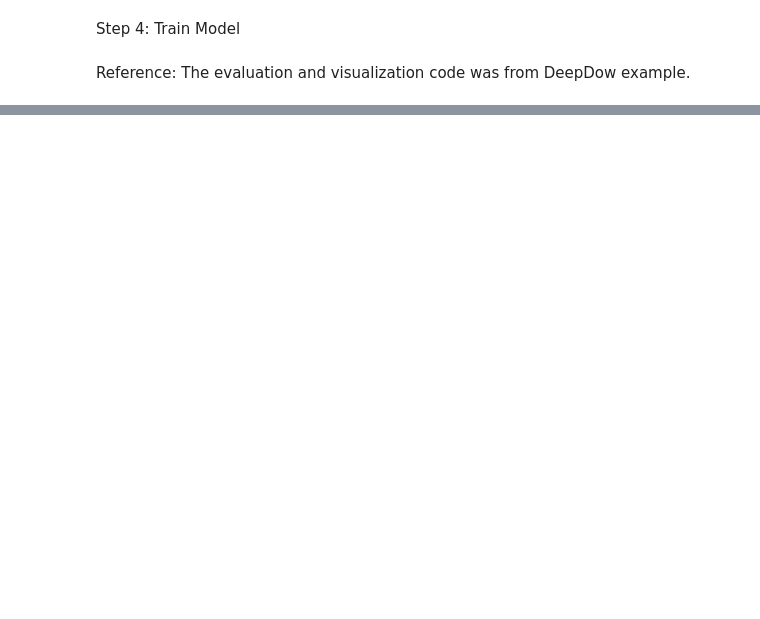
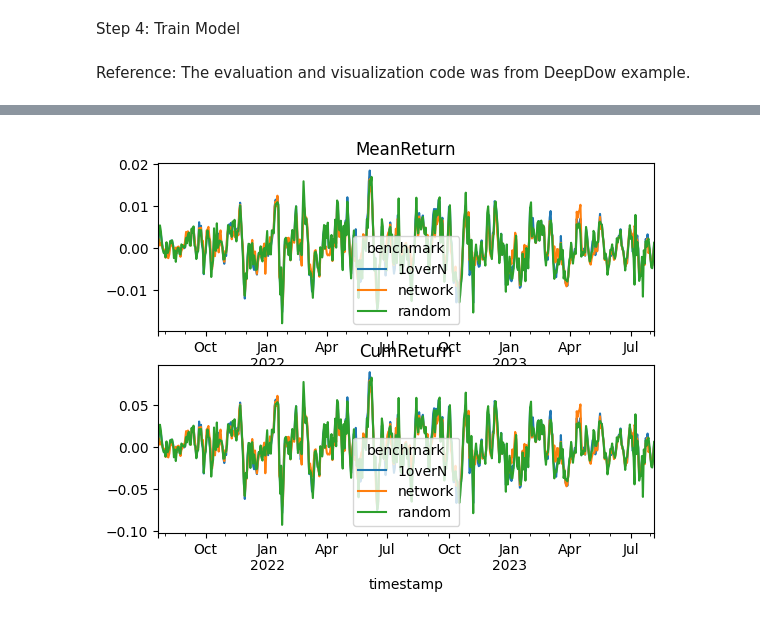
Before and after one commit to mrtrin/capstone, a Jupyter notebook: research.ipynb, the cells around one changed output, grey strips where cells are left out. Cells and saved outputs as stored; diff of their text form; code cells hidden in the pictures; blank space fills up the shorter version.

```diff
--- a/research.ipynb
+++ b/research.ipynb
@@ -228,3 +251,24 @@ array([<Axes: title={'center': 'MaxDD'}, xlabel='timestamp'>,
+# %%
+import matplotlib.pyplot as plt
+
+all_metrics = metrics_table["metric"].unique()
+n_metrics = len(all_metrics)
+
+_, axs = plt.subplots(n_metrics)
+
+for i, metric_name in enumerate(all_metrics):
+    df = pd.pivot_table(
+        metrics_table[metrics_table["metric"] == metric_name],
+        values="value",
+        columns="benchmark",
+        index="timestamp",
+    ).sort_index()
+    df.plot(ax=axs[i])
+    axs[i].set_title(metric_name)
+
+plt.show()
+# %% [output]
+[figure, added]
 # %%
 
 weight_table = generate_weights_table(network, test_dataloader)
```
Also changed, not shown: parts of 11 cells of this notebook.
